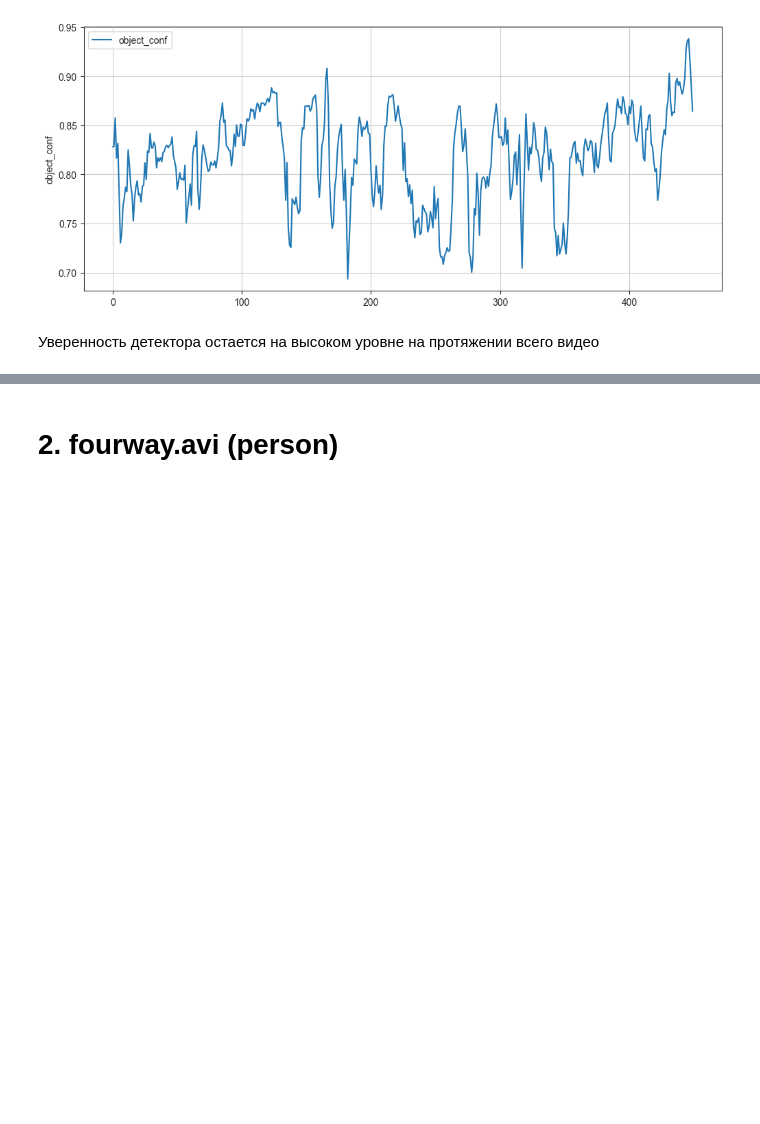
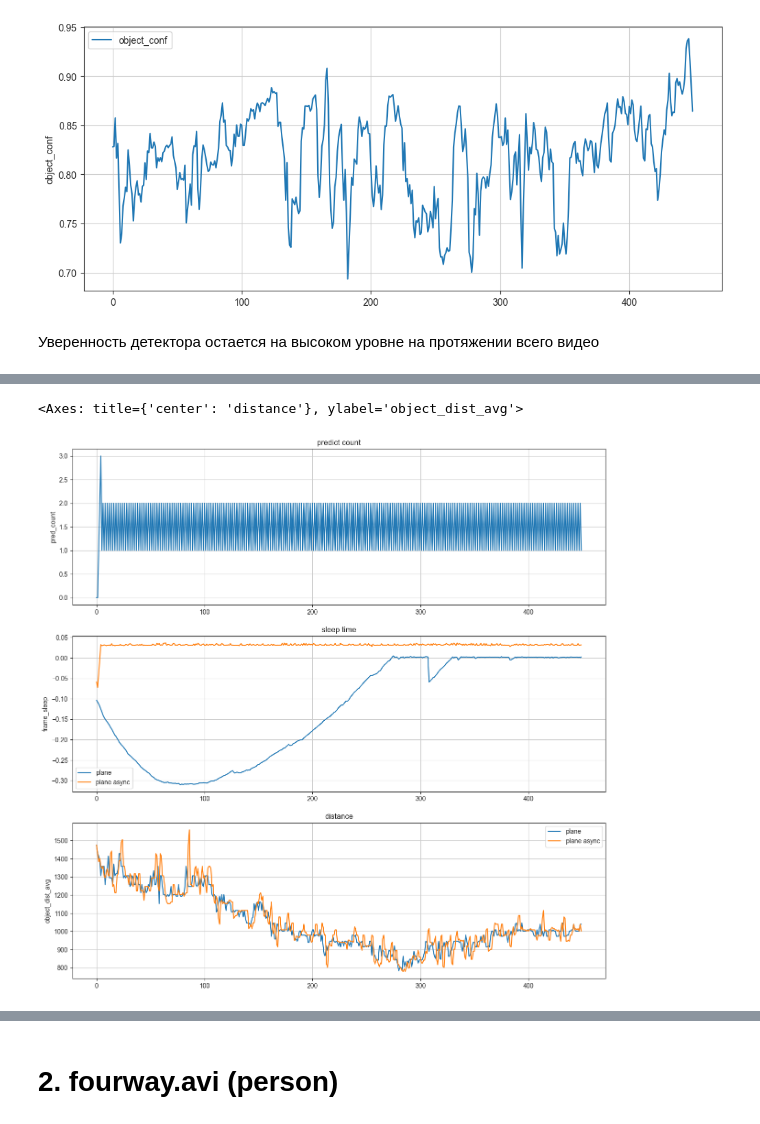
Before and after one commit to alexj-smolin/ds-school-project, a Jupyter notebook: notebooks/metrics.ipynb, the cells around one changed output, grey strips where cells are left out. Saved outputs shown, nothing was run; the diff lists cells and outputs as text; code cells hidden in the pictures; blank space fills up the shorter version.

Commit message:
real-time processing with predictions

```diff
--- a/notebooks/EDA.ipynb
+++ b/notebooks/metrics.ipynb
@@ -237,0 +201,4 @@ sns.lineplot(iou(box1.values, box2.values), ax=ax[2]).set(title="IoU")
+# %%
+plane_async_id = "5203a7c1e4d24cc8a03322743b5ca90e"
+plane_async_params = client.get_run(plane_async_id).data.params
+plane_async_params
@@ -237,0 +219,16 @@ sns.lineplot(iou(box1.values, box2.values), ax=ax[2]).set(title="IoU")
+# %%
+pred_count = load_metric(plane_async_id, "pred_count")
+sleep1 = load_metric(plane_id, "frame_sleep")
+sleep2 = load_metric(plane_async_id, "frame_sleep")
+object_dist_avg1 = load_metric(plane_id, "object_dist_avg")
+object_dist_avg2 = load_metric(plane_async_id, "object_dist_avg")
+
+_, ax = plt.subplots(3, 1, figsize=(15, 15))
+sns.lineplot(pred_count, ax=ax[0]).set(title="predict count")
+sns.lineplot(sleep1, label="plane", ax=ax[1]).set(title="sleep time")
+sns.lineplot(sleep2, label="plane async", ax=ax[1])
+sns.lineplot(object_dist_avg1, label="plane", ax=ax[2]).set(title="distance")
+sns.lineplot(object_dist_avg2, label="plane async", ax=ax[2])
+# %% [output]
+<Axes: title={'center': 'distance'}, ylabel='object_dist_avg'>
+[figure, added]
```
Also changed, not shown: parts of 60 cells of this notebook, 15 other files.
